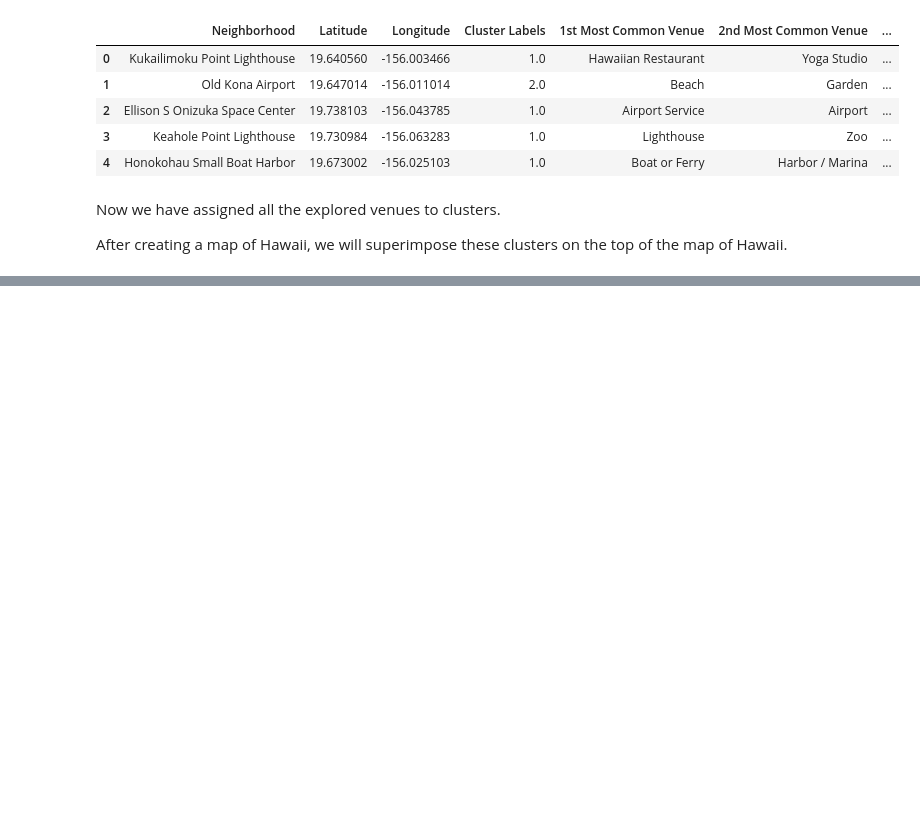
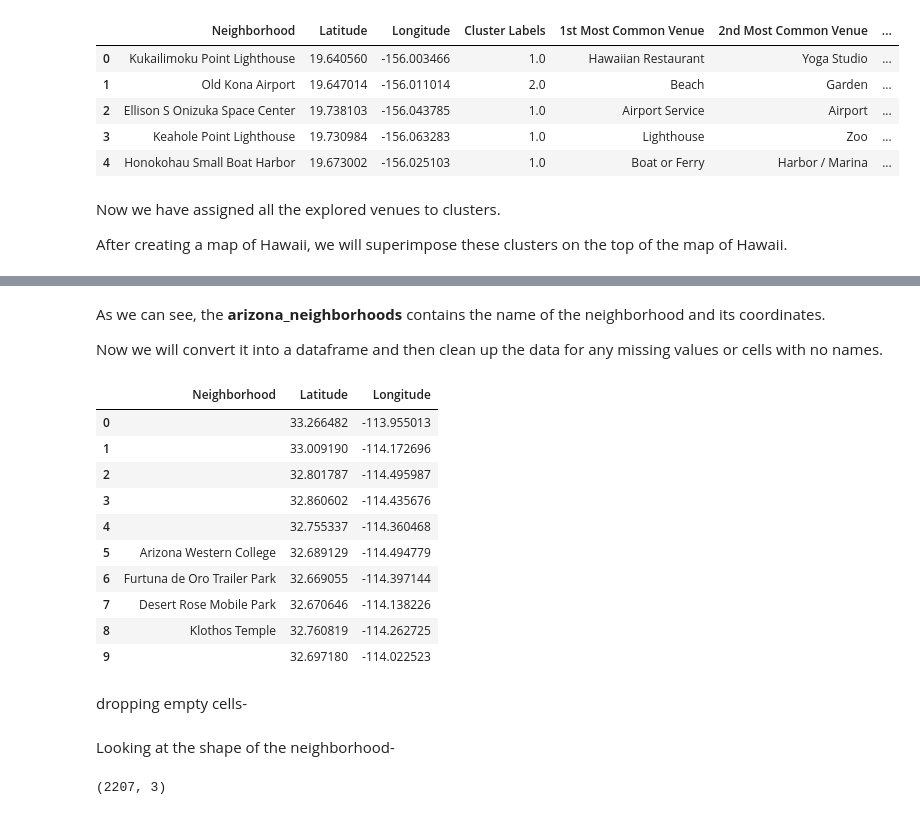
Before and after one commit to Debaparna-Goswami/Coursera_Capstone, a Jupyter notebook: Battle_of_neighborhoods.ipynb, the cells around one changed output, grey strips where cells are left out. Drawn from its saved outputs; the diff is of its cells as text; code cells hidden in the pictures; blank space fills up the shorter version.

```diff
--- a/Battle_of_neighborhoods.ipynb
+++ b/Battle_of_neighborhoods.ipynb
@@ -677,0 +683,3 @@ map_clusters
+# %%
+with open('Arizona.json') as json_data:
+    arizona_data = json.load(json_data)
@@ -677,0 +708,2 @@ map_clusters
+# %%
+arizona_neighborhoods = arizona_data["features"]
@@ -677,0 +730,37 @@ map_clusters
+# %% [markdown]
+As we can see, the **arizona_neighborhoods** contains the name of the neighborhood and its coordinates.
+
+Now we will convert it into a dataframe and then clean up the data for any missing values or cells with no names.
+# %%
+column_names = ['Neighborhood', 'Latitude', 'Longitude']
+
+neighborhoods_arizona = pd.DataFrame(columns=column_names)
+# %%
+for data in arizona_neighborhoods:
+#     borough = neighborhood_name = data['properties']["borough"]
+    neighborhood_name = data['properties']['NAME']
+
+    neighborhood_latlon = data['geometry']['coordinates']
+    neighborhood_lat = neighborhood_latlon[0][1]
+    neighborhood_lon = neighborhood_latlon[0][0]
+
+    neighborhoods_arizona = neighborhoods_arizona.append({'Neighborhood': neighborhood_name,
+                                          'Latitude': neighborhood_lat,
+                                          'Longitude': neighborhood_lon}, ignore_index=True)
+# %%
+#Examining the dataframe
+neighborhoods_arizona.head(10)
+# %% [output]
+|  | Neighborhood | Latitude | Longitude |
+| 0 |  | 33.266482 | -113.955013 |
+| 1 |  | 33.009190 | -114.172696 |
+| 2 |  | 32.801787 | -114.495987 |
+| 3 |  | 32.860602 | -114.435676 |
+| 4 |  | 32.755337 | -114.360468 |
+| 5 | Arizona Western College | 32.689129 | -114.494779 |
+| 6 | Furtuna de Oro Trailer Park | 32.669055 | -114.397144 |
+| 7 | Desert Rose Mobile Park | 32.670646 | -114.138226 |
+| 8 | Klothos Temple | 32.760819 | -114.262725 |
+| 9 |  | 32.697180 | -114.022523 |
+# %% [markdown]
+dropping empty cells-
@@ -677,0 +769,7 @@ map_clusters
+# %% [markdown]
+Looking at the shape of the neighborhood-
+# %%
+s = neighborhoods_arizona.shape
+s
+# %% [output]
+(2207, 3)
```
Also changed, not shown: parts of 9 cells of this notebook.
